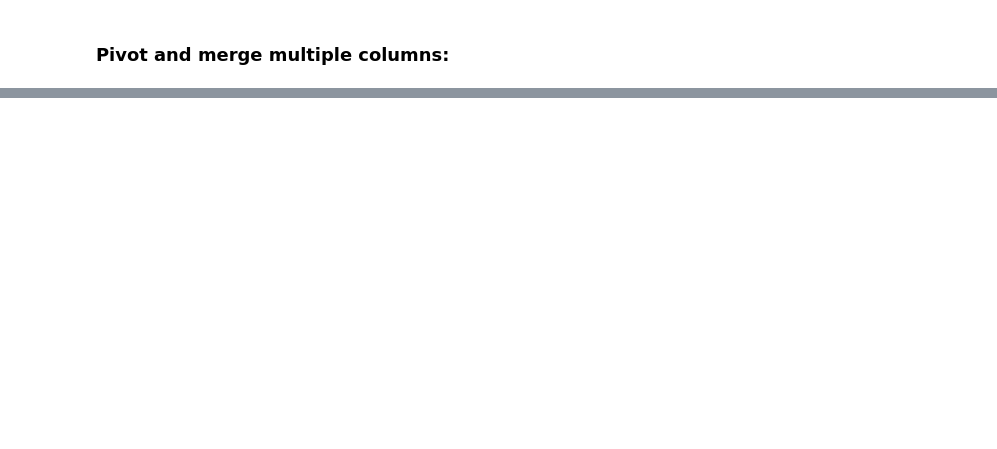
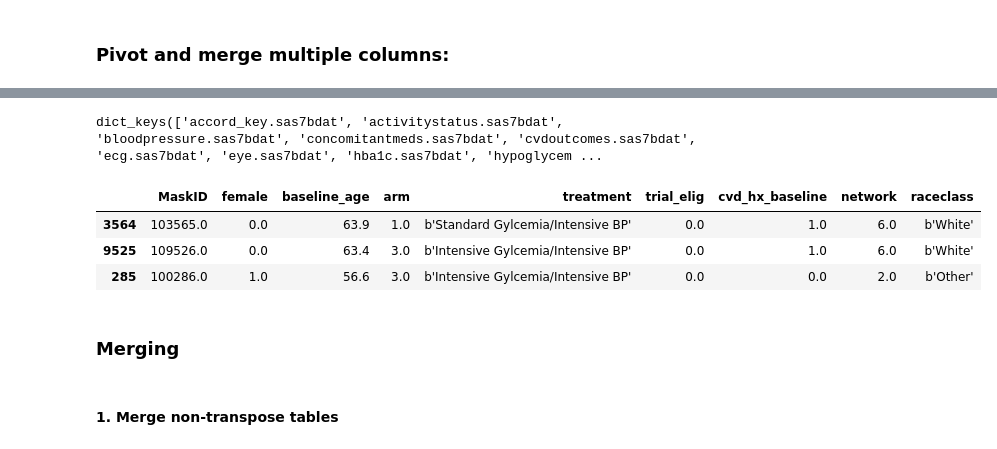
Before and after one commit to helloniki77/DWPaper-1, a Jupyter notebook: DataAnalysis.ipynb, the cells around one changed output, grey strips where cells are left out. Drawn from its saved outputs; the diff is of its cells as text; code cells hidden in the pictures; blank space fills up the shorter version.

```diff
--- a/DataAnalysis.ipynb
+++ b/DataAnalysis.ipynb
@@ -142,0 +150,13 @@ tmp.sample(3)
+# %%
+s3data.keys()
+# %% [output]
+dict_keys(['accord_key.sas7bdat', 'activitystatus.sas7bdat', 'bloodpressure.sas7bdat', 'concomitantmeds.sas7bdat', 'cvdoutcomes.sas7bdat', 'ecg.sas7bdat', 'eye.sas7bdat', 'hba1c.sas7bdat', 'hypoglycem ...
+# %%
+s3data['accord_key.sas7bdat'].sample(3)
+# %% [output]
+|  | MaskID | female | baseline_age | arm | treatment | trial_elig | cvd_hx_baseline | network | raceclass |
+| 3564 | 103565.0 | 0.0 | 63.9 | 1.0 | b'Standard Gylcemia/Intensive BP' | 0.0 | 1.0 | 6.0 | b'White' |
+| 9525 | 109526.0 | 0.0 | 63.4 | 3.0 | b'Intensive Gylcemia/Intensive BP' | 0.0 | 1.0 | 6.0 | b'White' |
+| 285 | 100286.0 | 1.0 | 56.6 | 3.0 | b'Intensive Gylcemia/Intensive BP' | 0.0 | 0.0 | 2.0 | b'Other' |
+# %% [markdown]
+### Merging
@@ -142,0 +197,2 @@ tmp.sample(3)
+# %% [markdown]
+#### 1. Merge non-transpose tables
```
Also changed, not shown: parts of 22 cells of this notebook.
